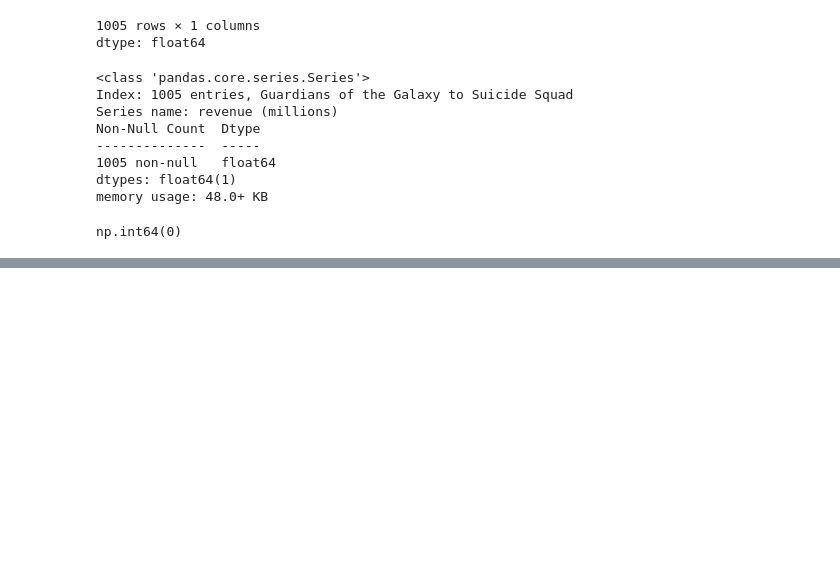
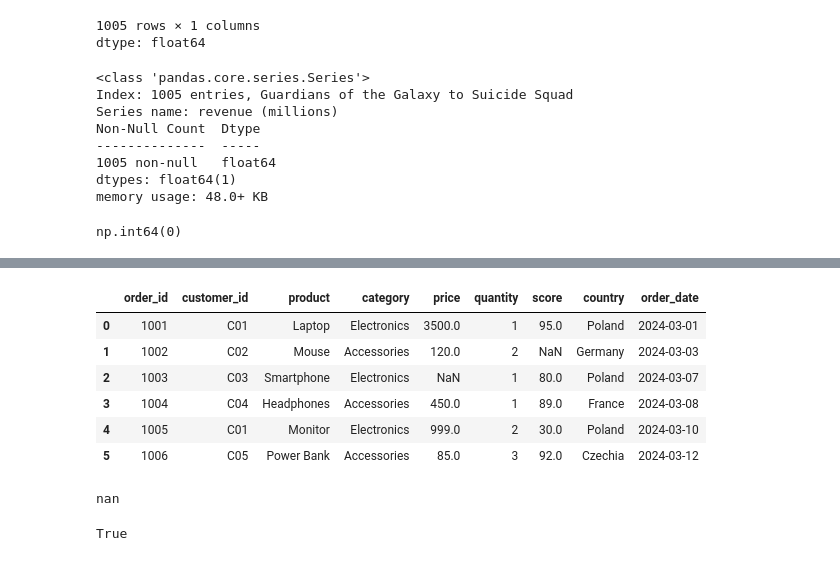
Before and after one commit to rajkonkret/analiza_danych_12_10_2026, a Jupyter notebook: analiza_danych_12_10_2026_dzien1.ipynb, the cells around one changed output, grey strips where cells are left out. Saved outputs shown, nothing was run; the diff lists cells and outputs as text; code cells hidden in the pictures; blank space fills up the shorter version.

```diff
--- a/analiza_danych_12_10_2026_dzien1.ipynb
+++ b/analiza_danych_12_10_2026_dzien1.ipynb
@@ -1819,0 +1998,20 @@ np.int64(0)
+# %%
+df = pd.read_csv("/content/orders_example.csv")
+df
+# %% [output]
+|  | order_id | customer_id | product | category | price | quantity | score | country | order_date |
+| 0 | 1001 | C01 | Laptop | Electronics | 3500.0 | 1 | 95.0 | Poland | 2024-03-01 |
+| 1 | 1002 | C02 | Mouse | Accessories | 120.0 | 2 | NaN | Germany | 2024-03-03 |
+| 2 | 1003 | C03 | Smartphone | Electronics | NaN | 1 | 80.0 | Poland | 2024-03-07 |
+| 3 | 1004 | C04 | Headphones | Accessories | 450.0 | 1 | 89.0 | France | 2024-03-08 |
+| 4 | 1005 | C01 | Monitor | Electronics | 999.0 | 2 | 30.0 | Poland | 2024-03-10 |
+| 5 | 1006 | C05 | Power Bank | Accessories | 85.0 | 3 | 92.0 | Czechia | 2024-03-12 |
+# %%
+# sprawdzeie czy dany element jest NaN czy tekst
+print(df.loc[2, "price"])
+# %% [output]
+nan
+# %%
+pd.isna(df.loc[2, "price"])
+# %% [output]
+True
```
Also changed, not shown: parts of 20 cells of this notebook.
